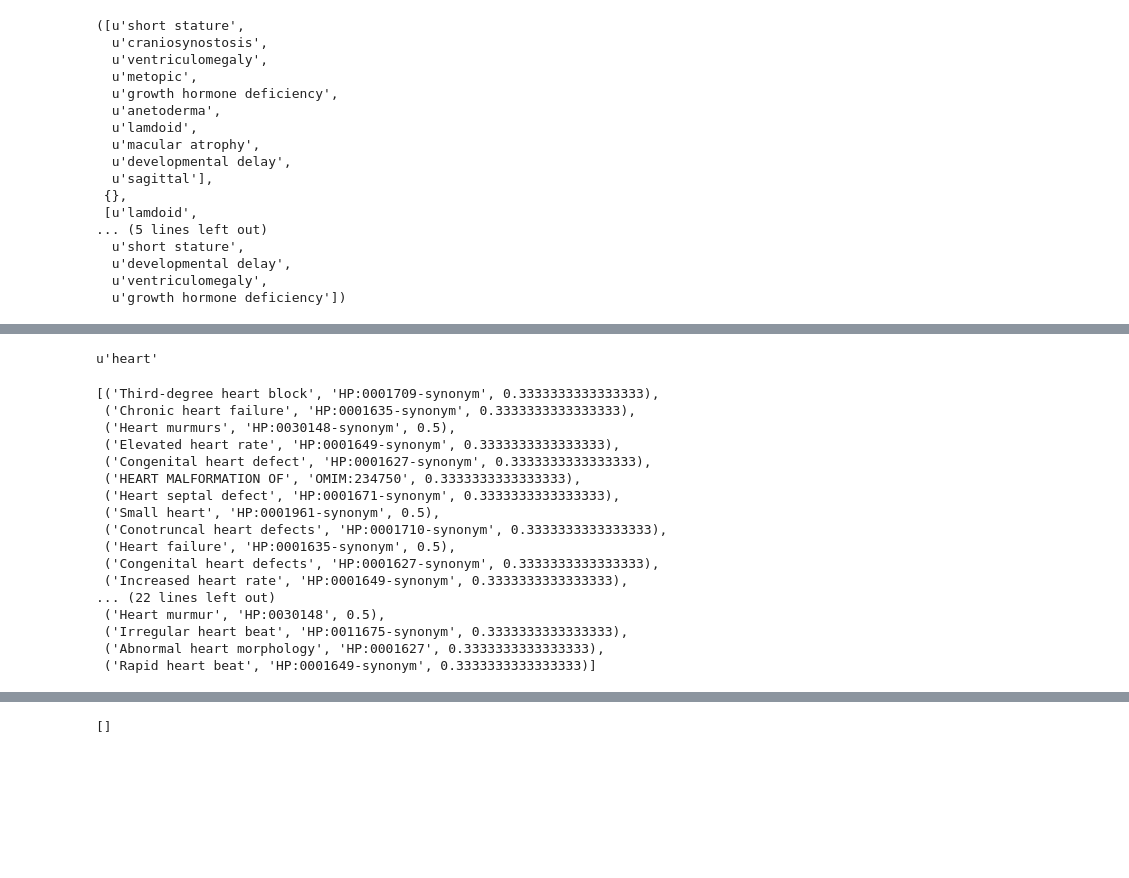
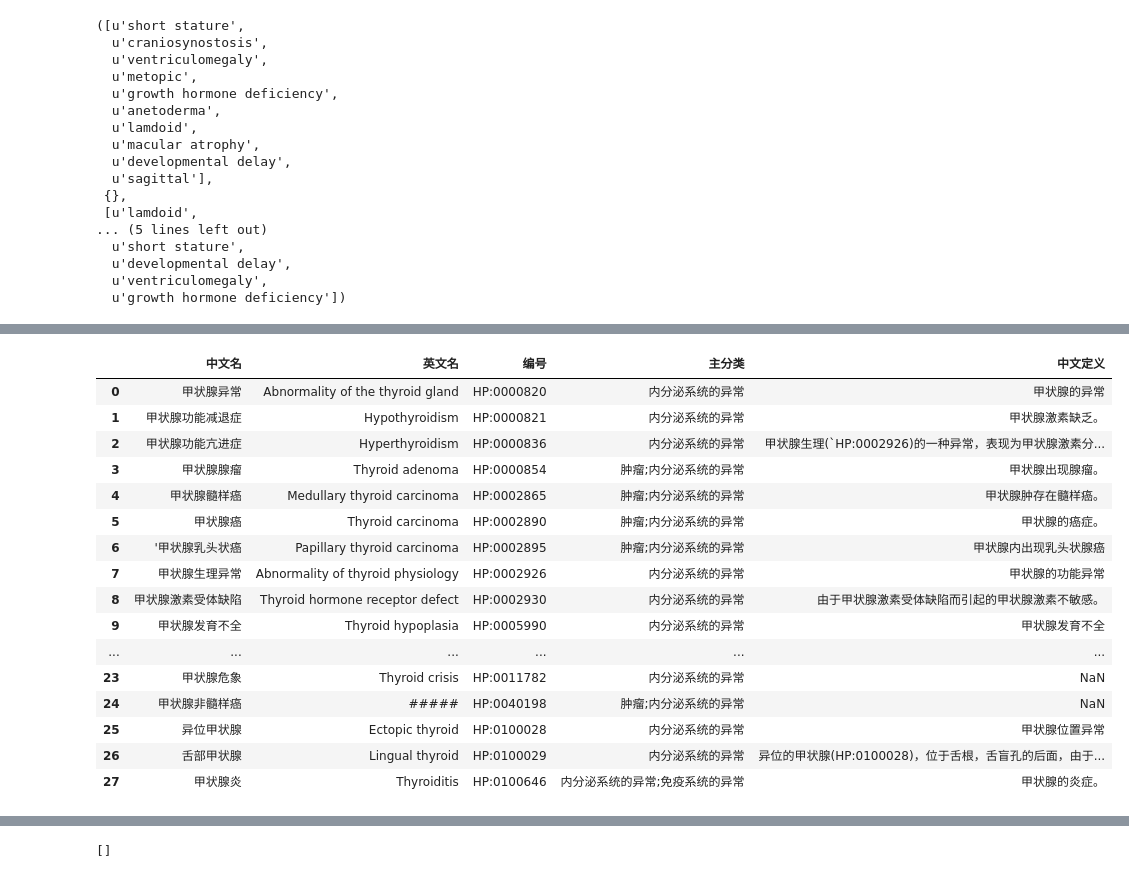
Before and after one commit to xguo39/deepbrain, a Jupyter notebook: deepb/test.ipynb, the cells around one changed output, grey strips where cells are left out. Cells and saved outputs as stored; diff of their text form; code cells hidden in the pictures; blank space fills up the shorter version.

Commit message:
chpo update

```diff
--- a/deepb/test.ipynb
+++ b/deepb/test.ipynb
@@ -1812,0 +1822,19 @@ def generate_score(phenos, CANDIDATE_GENES, corner_cases, original_phenos):
+# %%
+def chpo(request):
+    chinese_pheno = ""
+    chinese_pheno = request.POST.get('chpo', None)
+    try:
+        phenos, corner_cases, original_phenos, phenotype_translate = read_input_pheno_file(chinese_pheno)
+        match_result = map2hpoWithPhenoSynonyms(phenotype_translate)
+        match_result = sorted(match_result, key = lambda x: x[2], reverse = True)
+        if match_result[0][0] == 'Familial  hyperprolactinemia':
+            match_result = ''
+        elif match_result[0][2] == 1:
+            match_result = [i[0]+', '+i[1] + ', '+str(i[2]) for i in match_result[0]]
+        else:
+            match_result = [i[0]+', '+i[1] + ', '+str(i[2]) for i in match_result]
+    except:
+        match_result = ['无匹配']
+    return render(request, 'chpo.html', {
+        'match_result': match_result,
+        })
@@ -1813,5 +1845,5 @@ def generate_score(phenos, CANDIDATE_GENES, corner_cases, original_phenos):
 # %%
-input_phenotype = '心脏'
+input_phenotype = '甲状腺'
 # %%
 language = detect(unicode(input_phenotype))
 if language == "zh-cn" or language == "ko":
@@ -1831,28 +1863,35 @@ if language == "zh-cn" or language == "ko":
         print e
 
 
-final_matches = map2hpoWithPhenoSynonyms(input_phenotype)
+match_result = map2hpoWithPhenoSynonyms(input_phenotype)
+match_result = sorted(match_result, key = lambda x: x[2], reverse = True)
+if match_result[0][0] == 'Familial  hyperprolactinemia':
+    match_result = ''
+else:
+    if match_result[0][2] == 1.0:
+        match_result = match_result[:1]
+    match_id = [i[1] for i in match_result]
+    for indx,i in enumerate(match_id):
+        if i[-7:]=='synonym':
+            match_id[indx] = match_id[indx][:-8]
+    match_table = chpo[chpo['编号'].isin(match_id)].iloc[:,[3,2,1,0,5]].reset_index(drop=True)
-# %%
-input_phenotype
-# %% [output]
-u'heart'
-# %%
-final_matches
-# %% [output]
-[('Third-degree heart block', 'HP:0001709-synonym', 0.3333333333333333),
- ('Chronic heart failure', 'HP:0001635-synonym', 0.3333333333333333),
- ('Heart murmurs', 'HP:0030148-synonym', 0.5),
- ('Elevated heart rate', 'HP:0001649-synonym', 0.3333333333333333),
- ('Congenital heart defect', 'HP:0001627-synonym', 0.3333333333333333),
- ('HEART MALFORMATION OF', 'OMIM:234750', 0.3333333333333333),
- ('Heart septal defect', 'HP:0001671-synonym', 0.3333333333333333),
- ('Small heart', 'HP:0001961-synonym', 0.5),
- ('Conotruncal heart defects', 'HP:0001710-synonym', 0.3333333333333333),
- ('Heart failure', 'HP:0001635-synonym', 0.5),
- ('Congenital heart defects', 'HP:0001627-synonym', 0.3333333333333333),
- ('Increased heart rate', 'HP:0001649-synonym', 0.3333333333333333),
-... (22 lines left out)
- ('Heart murmur', 'HP:0030148', 0.5),
- ('Irregular heart beat', 'HP:0011675-synonym', 0.3333333333333333),
- ('Abnormal heart morphology', 'HP:0001627', 0.3333333333333333),
- ('Rapid heart beat', 'HP:0001649-synonym', 0.3333333333333333)]
+# %%
+match_table
+# %% [output]
+|  | 中文名 | 英文名 | 编号 | 主分类 | 中文定义 |
+| 0 | 甲状腺异常 | Abnormality of the thyroid gland | HP:0000820 | 内分泌系统的异常 | 甲状腺的异常 |
+| 1 | 甲状腺功能减退症 | Hypothyroidism | HP:0000821 | 内分泌系统的异常 | 甲状腺激素缺乏。 |
+| 2 | 甲状腺功能亢进症 | Hyperthyroidism | HP:0000836 | 内分泌系统的异常 | 甲状腺生理(`HP:0002926)的一种异常，表现为甲状腺激素分... |
+| 3 | 甲状腺腺瘤 | Thyroid adenoma | HP:0000854 | 肿瘤;内分泌系统的异常 | 甲状腺出现腺瘤。 |
+| 4 | 甲状腺髓样癌 | Medullary thyroid carcinoma | HP:0002865 | 肿瘤;内分泌系统的异常 | 甲状腺肿存在髓样癌。 |
+| 5 | 甲状腺癌 | Thyroid carcinoma | HP:0002890 | 肿瘤;内分泌系统的异常 | 甲状腺的癌症。 |
+| 6 | '甲状腺乳头状癌 | Papillary thyroid carcinoma | HP:0002895 | 肿瘤;内分泌系统的异常 | 甲状腺内出现乳头状腺癌 |
+| 7 | 甲状腺生理异常 | Abnormality of thyroid physiology | HP:0002926 | 内分泌系统的异常 | 甲状腺的功能异常 |
+| 8 | 甲状腺激素受体缺陷 | Thyroid hormone receptor defect | HP:0002930 | 内分泌系统的异常 | 由于甲状腺激素受体缺陷而引起的甲状腺激素不敏感。 |
+| 9 | 甲状腺发育不全 | Thyroid hypoplasia | HP:0005990 | 内分泌系统的异常 | 甲状腺发育不全 |
+| ... | ... | ... | ... | ... | ... |
+| 23 | 甲状腺危象 | Thyroid crisis | HP:0011782 | 内分泌系统的异常 | NaN |
+| 24 | 甲状腺非髓样癌 | ##### | HP:0040198 | 肿瘤;内分泌系统的异常 | NaN |
+| 25 | 异位甲状腺 | Ectopic thyroid | HP:0100028 | 内分泌系统的异常 | 甲状腺位置异常 |
+| 26 | 舌部甲状腺 | Lingual thyroid | HP:0100029 | 内分泌系统的异常 | 异位的甲状腺(HP:0100028)，位于舌根，舌盲孔的后面，由于... |
+| 27 | 甲状腺炎 | Thyroiditis | HP:0100646 | 内分泌系统的异常;免疫系统的异常 | 甲状腺的炎症。 |
```
Also changed, not shown: parts of 8 cells of this notebook, 3 other files.
